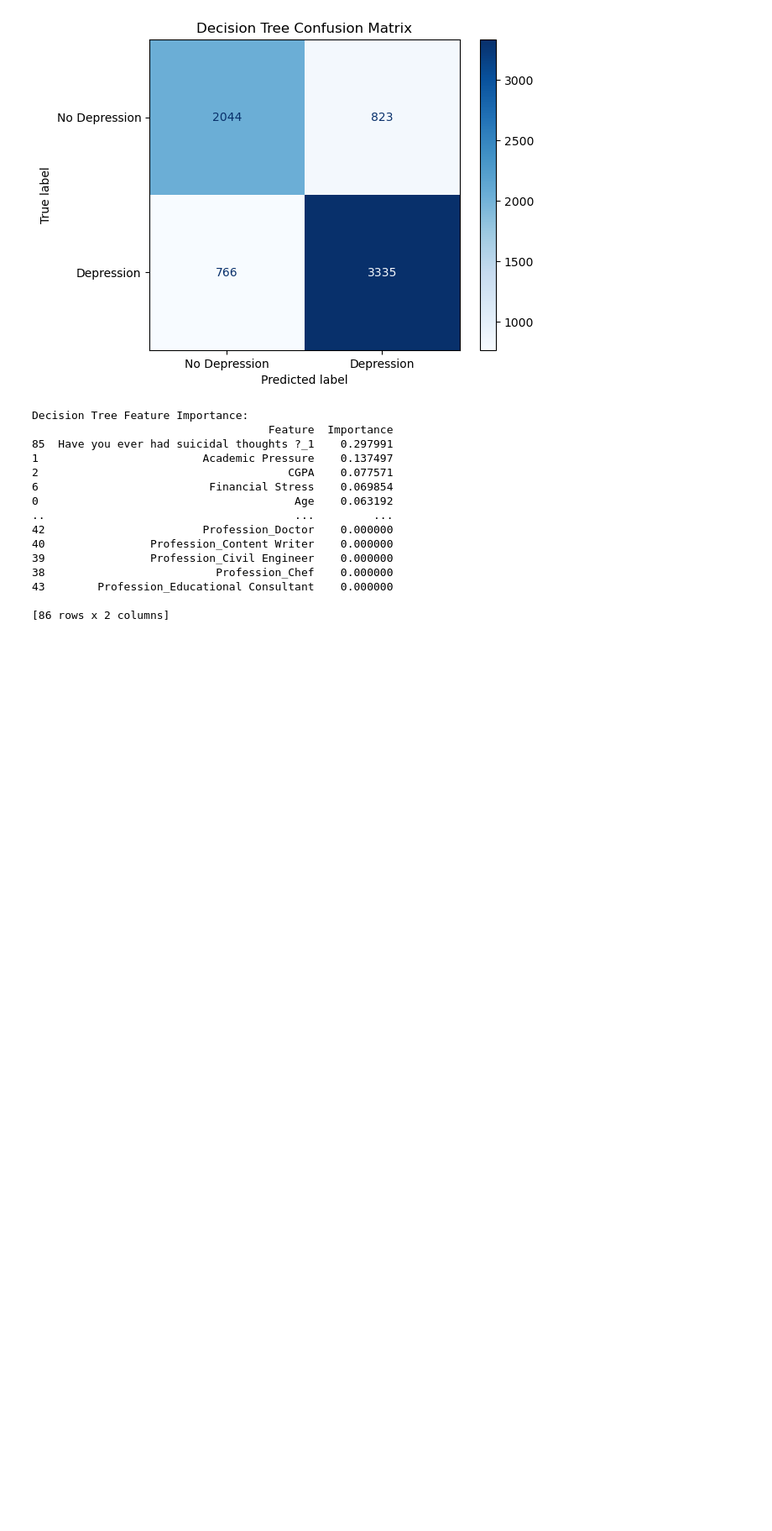
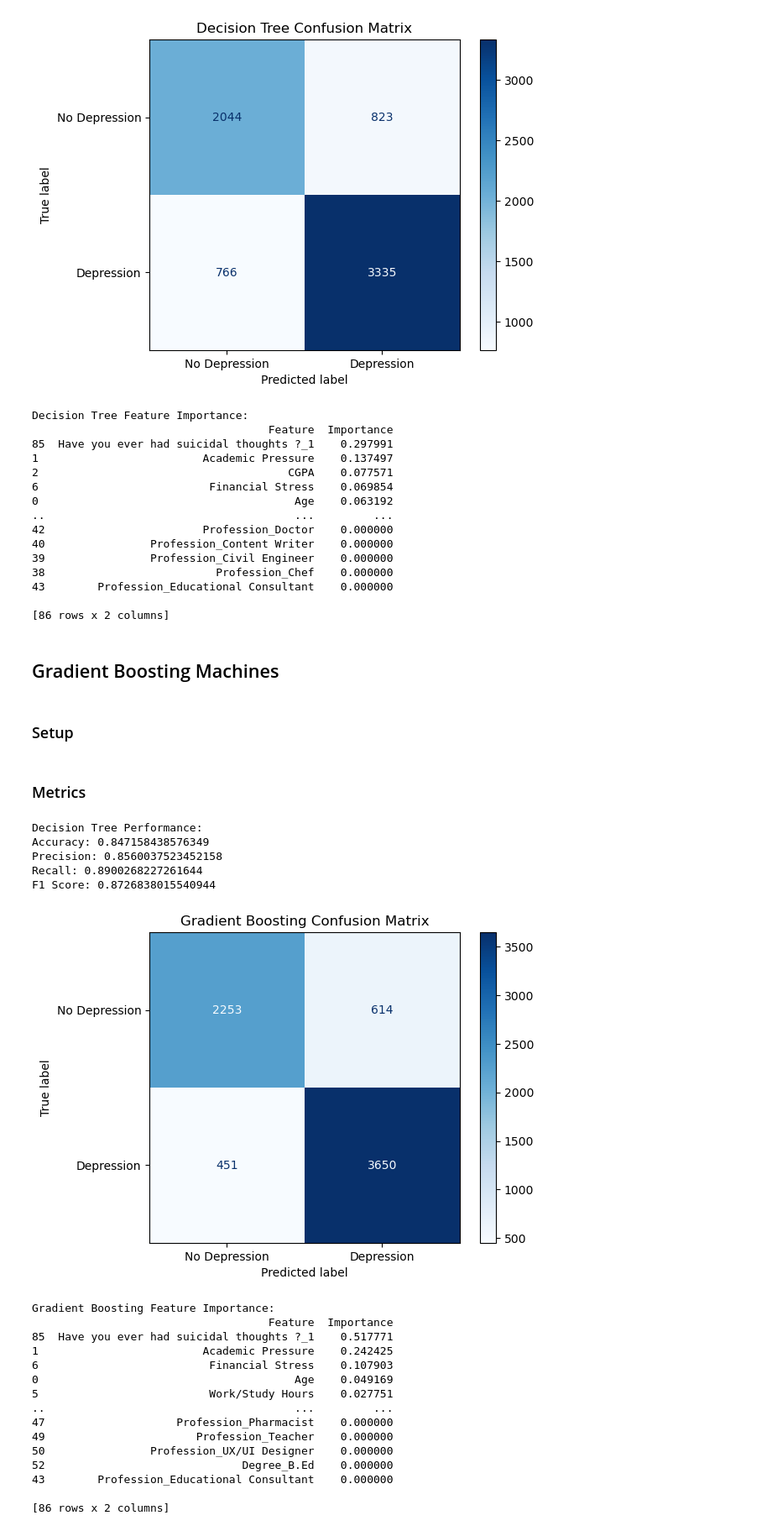
Before and after one commit to zaid-ahmed1/444-Final-Project, a Jupyter notebook: 444FinalProject.ipynb, the cells around one changed output. Shown at 84% size. Drawn from its saved outputs; the diff is of its cells as text; code cells hidden in the pictures; blank space fills up the shorter version.

Commit message:
Added Gradient Boosting Classifier model with metrics and visualization

```diff
--- a/444FinalProject.ipynb
+++ b/444FinalProject.ipynb
@@ -325,3 +325,67 @@ Decision Tree Feature Importance:
 43        Profession_Educational Consultant    0.000000
 
 [86 rows x 2 columns]
+# %% [markdown]
+## Gradient Boosting Machines
+# %% [markdown]
+### Setup
+# %%
+from sklearn.ensemble import GradientBoostingClassifier
+
+gbm_model = GradientBoostingClassifier(random_state=42)
+
+gbm_model.fit(X_train_dt, y_train_dt)
+
+y_pred_gbm = gbm_model.predict(X_test_dt)
+# %% [markdown]
+### Metrics
+# %%
+# Evaluate model performance
+accuracy_gbm = accuracy_score(y_test_dt, y_pred_gbm)
+precision_gbm = precision_score(y_test_dt, y_pred_gbm)
+recall_gbm = recall_score(y_test_dt, y_pred_gbm)
+f1_gbm = f1_score(y_test_dt, y_pred_gbm)
+
+print("Gradient Boosting Performance:")
+print(f"Accuracy: {accuracy_gbm}")
+print(f"Precision: {precision_gbm}")
+print(f"Recall: {recall_gbm}")
+print(f"F1 Score: {f1_gbm}\n")
+# %% [output]
+Decision Tree Performance:
+Accuracy: 0.847158438576349
+Precision: 0.8560037523452158
+Recall: 0.8900268227261644
+F1 Score: 0.8726838015540944
+# %%
+cm_gbm = confusion_matrix(y_test_dt, y_pred_gbm)
+cm_gbm = ConfusionMatrixDisplay(confusion_matrix=cm_gbm, display_labels=["No Depression", "Depression"])
+
+cm_gbm.plot(cmap='Blues')
+plt.title("Gradient Boosting Confusion Matrix")
+plt.show()
+
+feature_importance_gbm = pd.DataFrame({
+    'Feature': X.columns,
+    'Importance': gbm_model.feature_importances_
+}).sort_values(by='Importance', ascending=False)
+
+print("Gradient Boosting Feature Importance:")
+print(feature_importance_gbm)
+# %% [output]
+[figure, added]
+Gradient Boosting Feature Importance:
+                                    Feature  Importance
+85  Have you ever had suicidal thoughts ?_1    0.517771
+1                         Academic Pressure    0.242425
+6                          Financial Stress    0.107903
+0                                       Age    0.049169
+5                          Work/Study Hours    0.027751
+..                                      ...         ...
+47                    Profession_Pharmacist    0.000000
+49                       Profession_Teacher    0.000000
+50                Profession_UX/UI Designer    0.000000
+52                              Degree_B.Ed    0.000000
+43        Profession_Educational Consultant    0.000000
+
+[86 rows x 2 columns]
```
Also changed, not shown: parts of 4 cells of this notebook.
